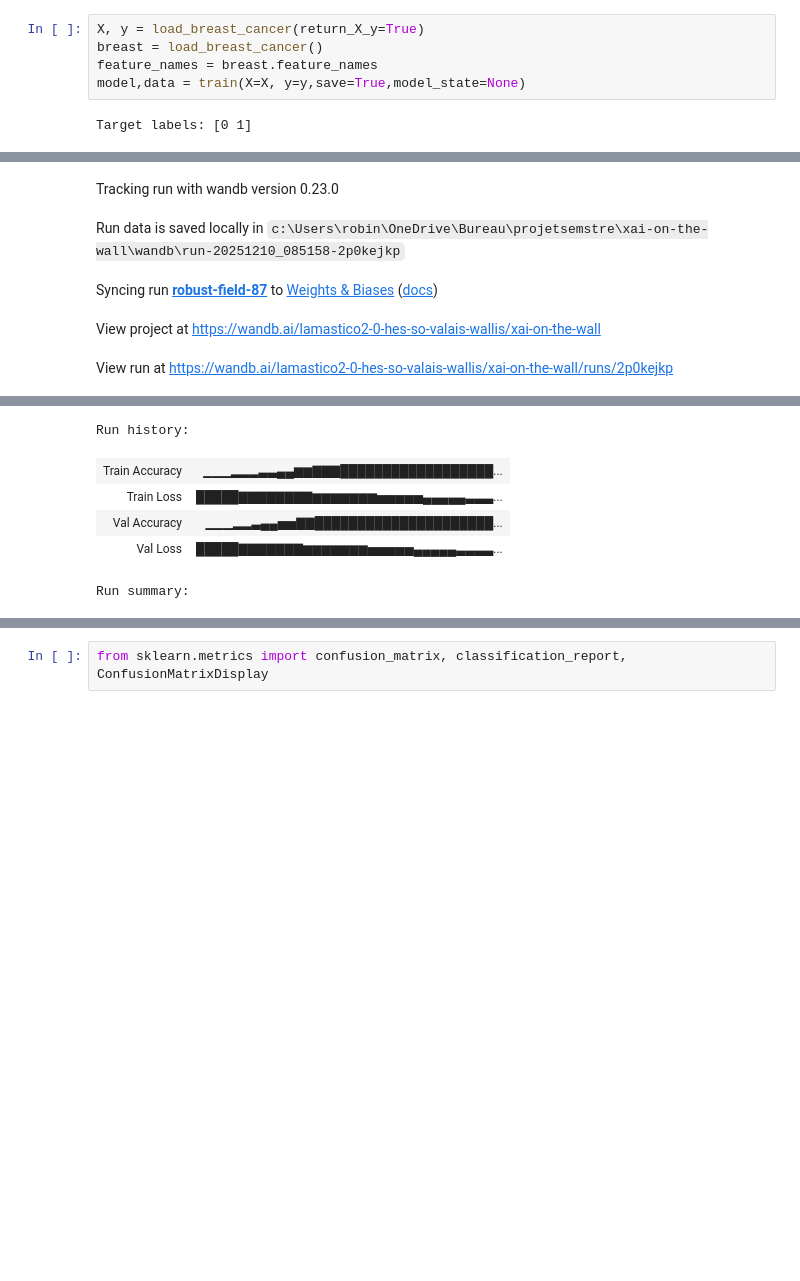
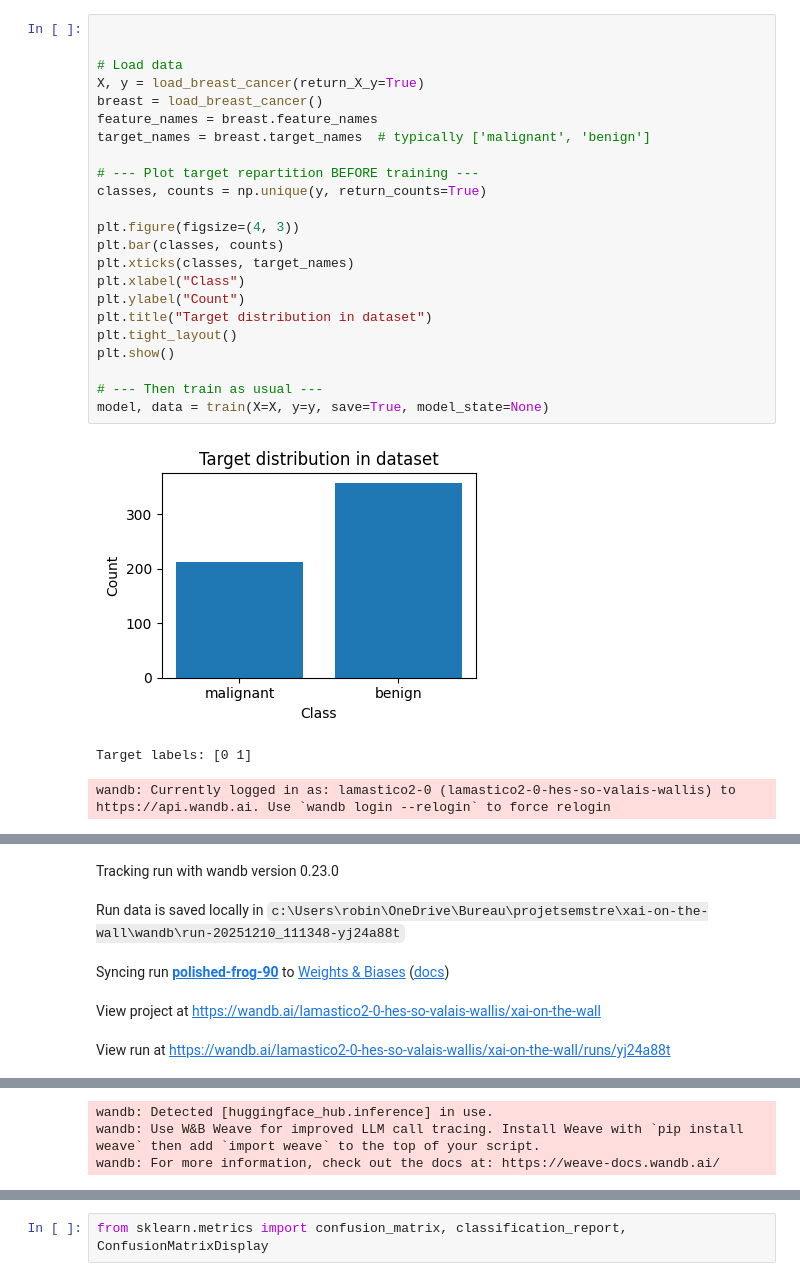
Before and after one commit to lamacrym0/xai-on-the-wall, a Jupyter notebook: main.ipynb, the cells around one changed output, grey strips where cells are left out. Saved outputs shown, nothing was run; the diff lists cells and outputs as text; blank space fills up the shorter version.

```diff
--- a/main.ipynb
+++ b/main.ipynb
@@ -25,13 +31,33 @@ def load_data(dataset):
 # %%
+
+
+# Load data
 X, y = load_breast_cancer(return_X_y=True)
 breast = load_breast_cancer()
 feature_names = breast.feature_names
-model,data = train(X=X, y=y,save=True,model_state=None)
+target_names = breast.target_names  # typically ['malignant', 'benign']
+
+# --- Plot target repartition BEFORE training ---
+classes, counts = np.unique(y, return_counts=True)
+
+plt.figure(figsize=(4, 3))
+plt.bar(classes, counts)
+plt.xticks(classes, target_names)
+plt.xlabel("Class")
+plt.ylabel("Count")
+plt.title("Target distribution in dataset")
+plt.tight_layout()
+plt.show()
+
+# --- Then train as usual ---
+model, data = train(X=X, y=y, save=True, model_state=None)
 # %% [output]
+[figure, added]
 Target labels: [0 1]
+wandb: Currently logged in as: lamastico2-0 (lamastico2-0-hes-so-valais-wallis) to https://api.wandb.ai. Use `wandb login --relogin` to force relogin
 [interactive output not drawn]
 Tracking run with wandb version 0.23.0
-Run data is saved locally in c:\Users\robin\OneDrive\Bureau\projetsemstre\xai-on-the-wall\wandb\run-20251210_085158-2p0kejkp
+Run data is saved locally in c:\Users\robin\OneDrive\Bureau\projetsemstre\xai-on-the-wall\wandb\run-20251210_111348-yj24a88t
-Syncing run robust-field-87 to Weights & Biases (docs)
+Syncing run polished-frog-90 to Weights & Biases (docs)
 View project at https://wandb.ai/lamastico2-0-hes-so-valais-wallis/xai-on-the-wall
-View run at https://wandb.ai/lamastico2-0-hes-so-valais-wallis/xai-on-the-wall/runs/2p0kejkp
+View run at https://wandb.ai/lamastico2-0-hes-so-valais-wallis/xai-on-the-wall/runs/yj24a88t
@@ -54,0 +64,3 @@ Model saved to model.pth
+wandb: Detected [huggingface_hub.inference] in use.
+wandb: Use W&B Weave for improved LLM call tracing. Install Weave with `pip install weave` then add `import weave` to the top of your script.
+wandb: For more information, check out the docs at: https://weave-docs.wandb.ai/
@@ -55,7 +84 @@ Model saved to model.pth
 [interactive output not drawn]
-Run history:
-| Train Accuracy | ▁▁▁▂▂▂▃▃▄▄▆▆▇▇▇██████████████████... |
-| Train Loss | █████▇▇▇▇▇▇▇▇▆▆▆▆▆▆▆▅▅▅▅▅▄▄▄▄▄▃▃▃... |
-| Val Accuracy | ▁▁▁▂▂▃▄▄▅▅▇▇█████████████████████... |
-| Val Loss | █████▇▇▇▇▇▇▇▆▆▆▆▆▆▆▅▅▅▅▅▄▄▄▄▄▃▃▃▃... |
-Run summary:
```
Also changed, not shown: parts of 20 cells of this notebook, 6 other files.
